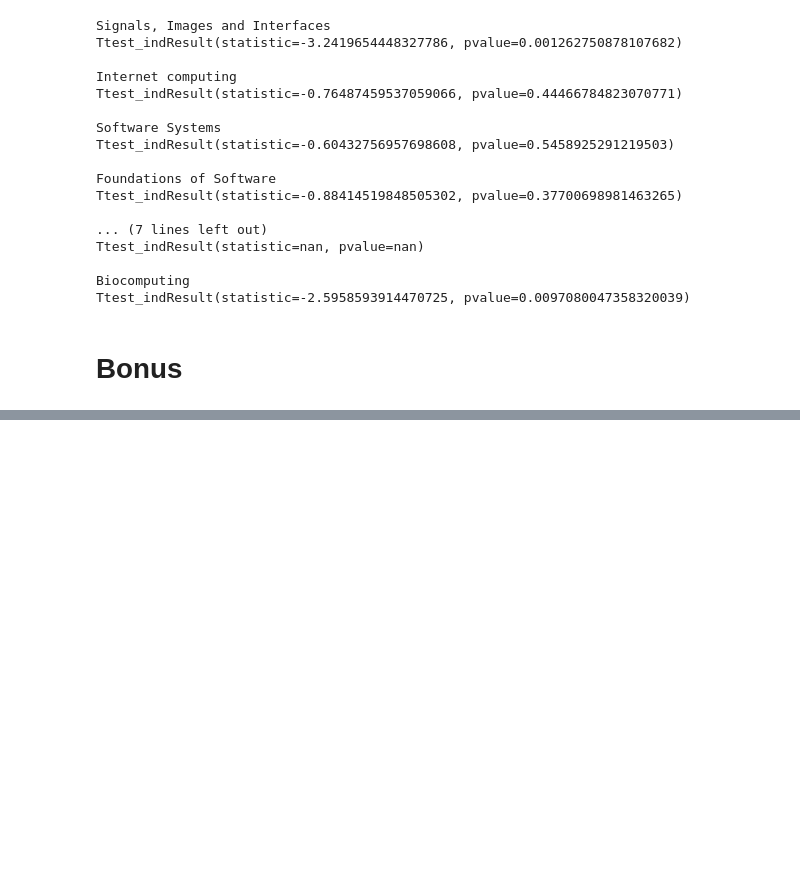
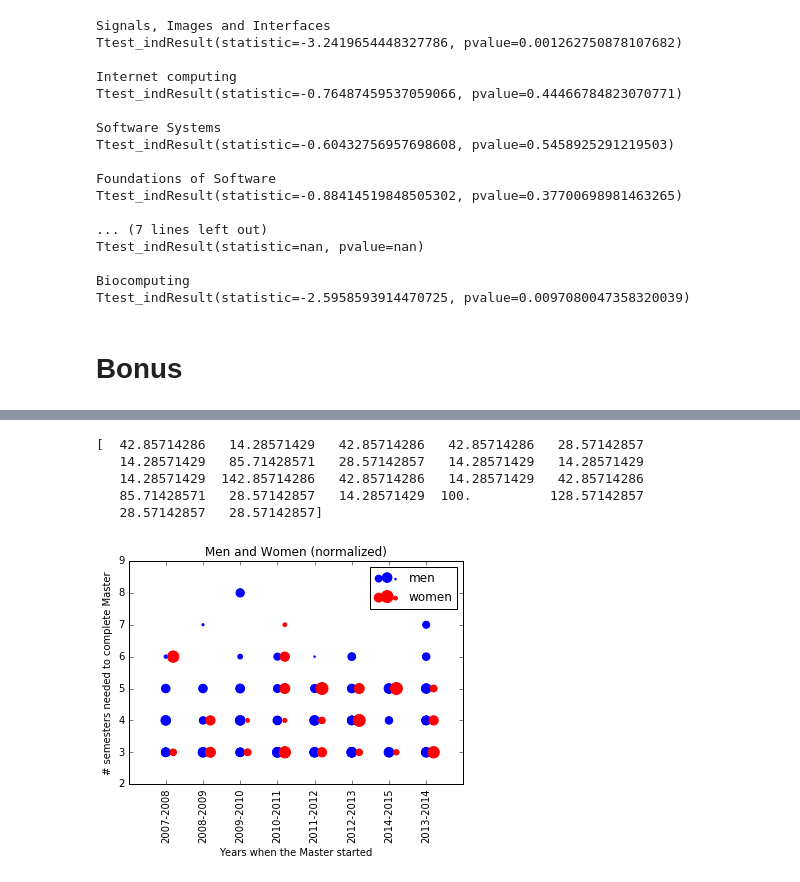
Before and after one commit to jmuth/ADA_homeworks, a Jupyter notebook: 02 - Data from the Web/ex2_draft2.ipynb, the cells around one changed output, grey strips where cells are left out. Drawn from its saved outputs; the diff is of its cells as text; code cells hidden in the pictures; blank space fills up the shorter version.

```diff
--- a/02 - Data from the Web/ex2_draft2.ipynb
+++ b/02 - Data from the Web/ex2_draft2.ipynb
@@ -410,0 +404,23 @@ See: http://matplotlib.org/users/legend_guide.html#using-proxy-artist
+# %%
+size = 500
+sizes_men_normalized = 500*np.array(sizes_men/men.count()['length'])
+sizes_women_normalized = 1000*np.array(sizes_women/women.count()['length'])
+
+print(sizes_women_normalized)
+
+plt.figure()
+plt.scatter(men.YearStarted, men.length, s=sizes_men_normalized, color='b', label='men')
+plt.scatter(women.YearStarted+0.2, women.length, s=sizes_women_normalized, color='r', label='women')
+plt.xlabel('Years when the Master started')
+plt.ylabel('# semesters needed to complete Master')
+plt.xticks(val, years, rotation='vertical')
+plt.legend()
+plt.title('Men and Women (normalized)')
+plt.show()
+# %% [output]
+[  42.85714286   14.28571429   42.85714286   42.85714286   28.57142857
+   14.28571429   85.71428571   28.57142857   14.28571429   14.28571429
+   14.28571429  142.85714286   42.85714286   14.28571429   42.85714286
+   85.71428571   28.57142857   14.28571429  100.          128.57142857
+   28.57142857   28.57142857]
+[figure, added]
```
Also changed, not shown: parts of 15 cells of this notebook, 1 other file.
